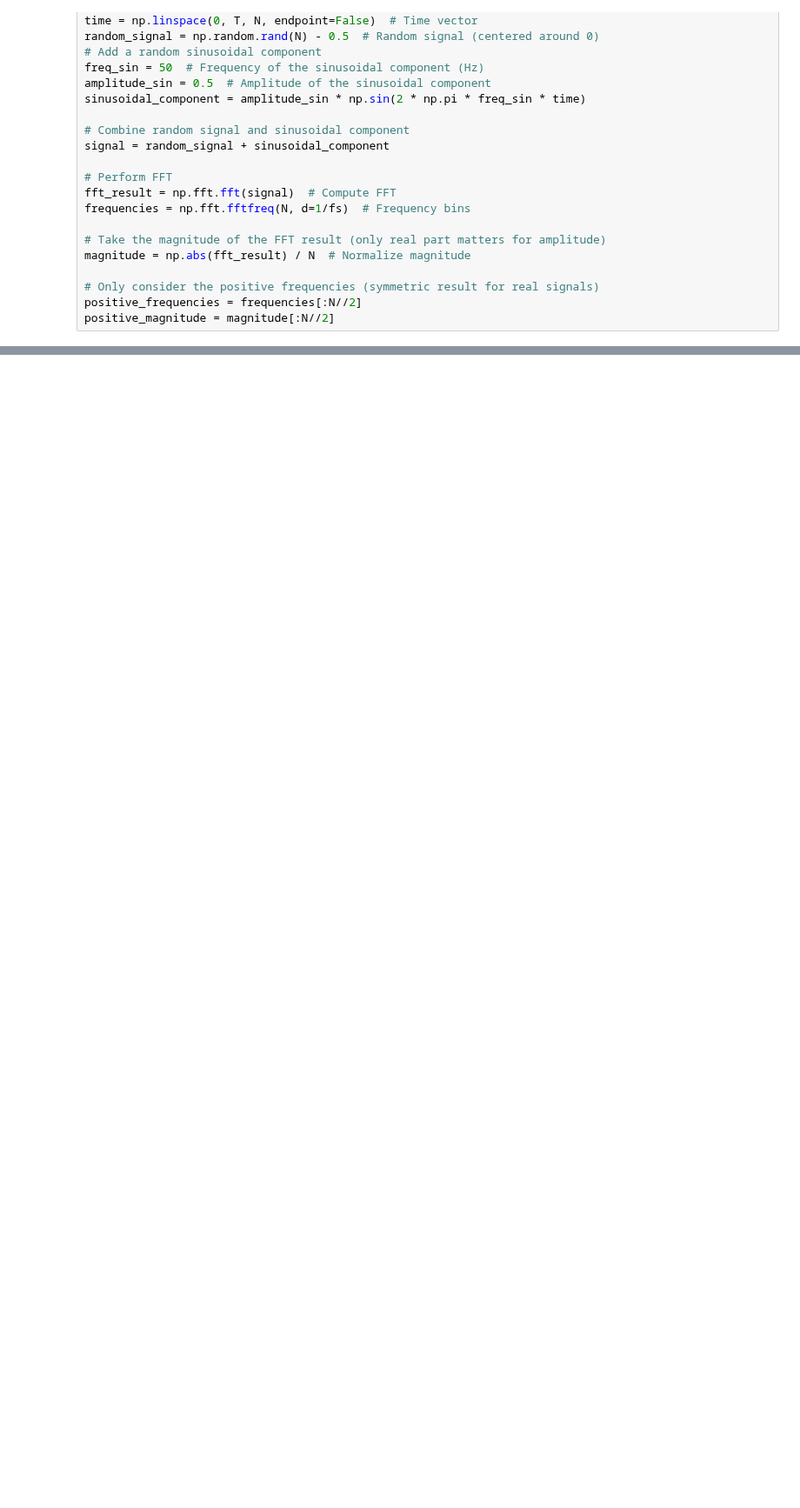
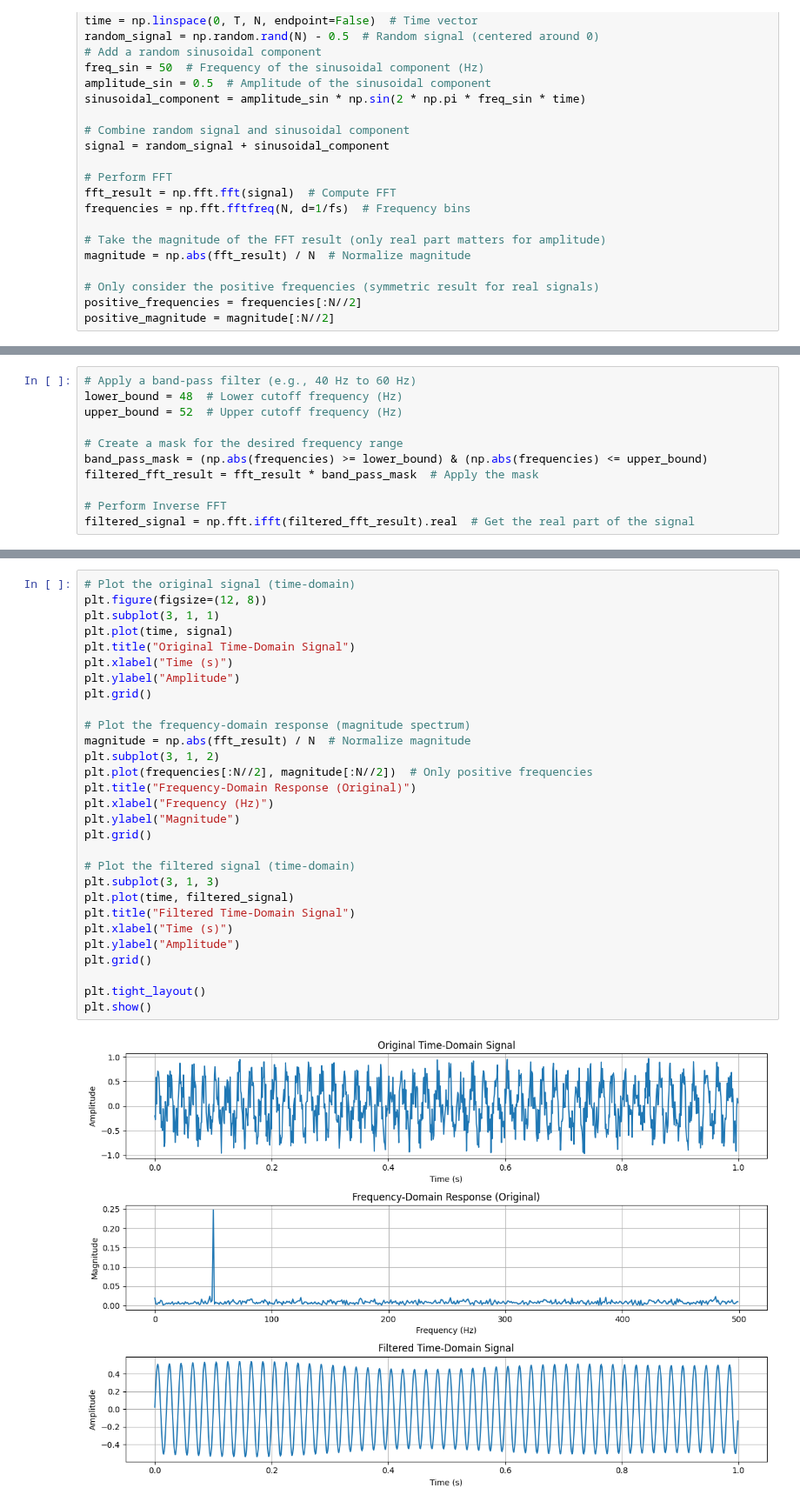
Before and after one commit to SIDDHARTH-S-001/openai_gym_experiments, a Jupyter notebook: signal_processing/fft_example.ipynb, the cells around one changed output, grey strips where cells are left out. Shown at 87% size. Saved outputs shown, nothing was run; the diff lists cells and outputs as text; blank space fills up the shorter version.

Commit message:
filtered noise using a band-pass filter and reconstructed signal using IFT

```diff
--- a/signal_processing/fft_example.ipynb
+++ b/signal_processing/fft_example.ipynb
@@ -52,0 +61,11 @@ plt.show()
+# %%
+# Apply a band-pass filter (e.g., 40 Hz to 60 Hz)
+lower_bound = 48  # Lower cutoff frequency (Hz)
+upper_bound = 52  # Upper cutoff frequency (Hz)
+
+# Create a mask for the desired frequency range
+band_pass_mask = (np.abs(frequencies) >= lower_bound) & (np.abs(frequencies) <= upper_bound)
+filtered_fft_result = fft_result * band_pass_mask  # Apply the mask
+
+# Perform Inverse FFT
+filtered_signal = np.fft.ifft(filtered_fft_result).real  # Get the real part of the signal
@@ -52,0 +74,31 @@ plt.show()
+# %%
+# Plot the original signal (time-domain)
+plt.figure(figsize=(12, 8))
+plt.subplot(3, 1, 1)
+plt.plot(time, signal)
+plt.title("Original Time-Domain Signal")
+plt.xlabel("Time (s)")
+plt.ylabel("Amplitude")
+plt.grid()
+
+# Plot the frequency-domain response (magnitude spectrum)
+magnitude = np.abs(fft_result) / N  # Normalize magnitude
+plt.subplot(3, 1, 2)
+plt.plot(frequencies[:N//2], magnitude[:N//2])  # Only positive frequencies
+plt.title("Frequency-Domain Response (Original)")
+plt.xlabel("Frequency (Hz)")
+plt.ylabel("Magnitude")
+plt.grid()
+
+# Plot the filtered signal (time-domain)
+plt.subplot(3, 1, 3)
+plt.plot(time, filtered_signal)
+plt.title("Filtered Time-Domain Signal")
+plt.xlabel("Time (s)")
+plt.ylabel("Amplitude")
+plt.grid()
+
+plt.tight_layout()
+plt.show()
+# %% [output]
+[figure, added]
```
Also changed, not shown: parts of 6 cells of this notebook.
